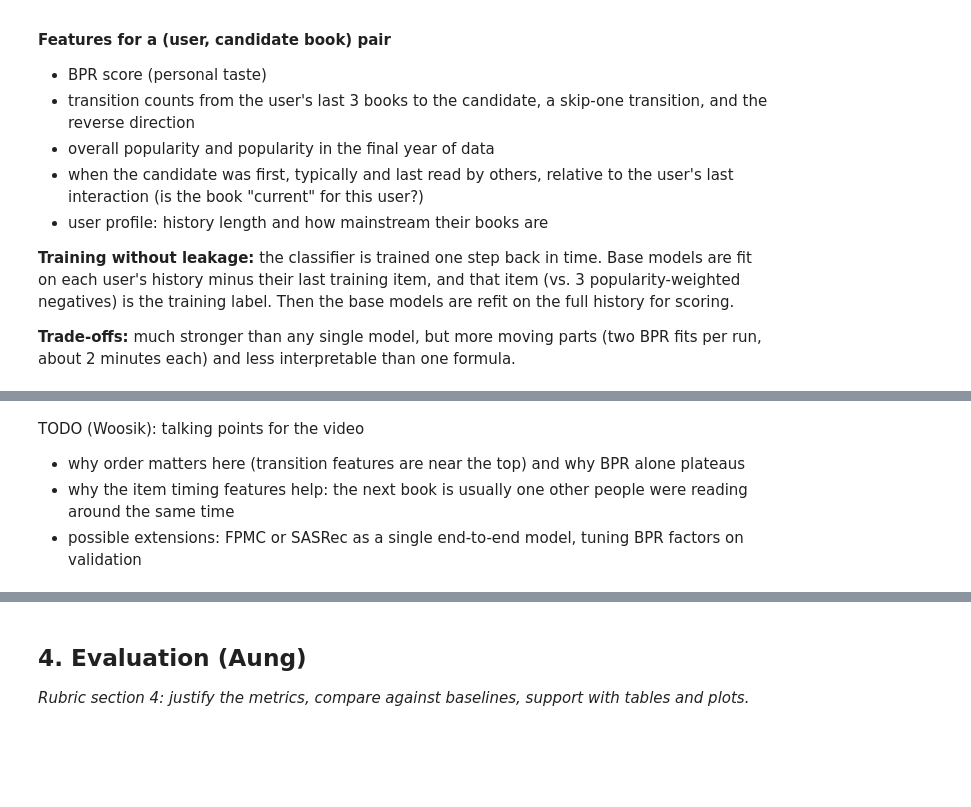
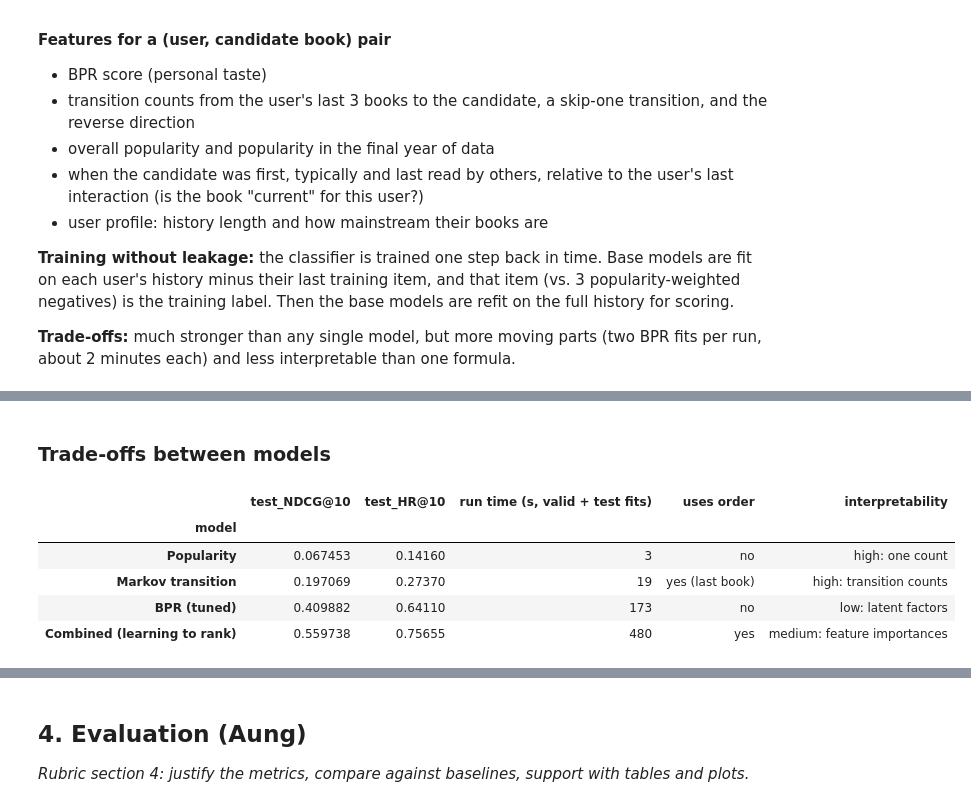
Before and after one commit to woosik-study/cse158-assignment2, a Jupyter notebook: assignment2.ipynb, the cells around one changed output, grey strips where cells are left out. Drawn from its saved outputs; the diff is of its cells as text; code cells hidden in the pictures; blank space fills up the shorter version.

```diff
--- a/assignment2.ipynb
+++ b/assignment2.ipynb
@@ -241,8 +263,10 @@ class BPR:
 # %%
 hist_test = pd.concat([train_df, valid_df])
-for name, model in [("Popularity", Popularity()), ("Markov transition", MarkovTransition()), ("BPR (64 factors)", BPR())]:
+FIT_SECONDS = {}
+for name, model in [("Popularity", Popularity()), ("Markov transition", MarkovTransition()), ("BPR (tuned)", BPR(**BEST_BPR))]:
     t = time.time()
     record(name, model.fit(train_df), hist_test)
-    print(f"   {time.time() - t:.0f}s")
+    FIT_SECONDS[name] = round(time.time() - t)
+    print(f"   {FIT_SECONDS[name]}s")
 # %% [output]
 Popularity {'pair_acc': np.float64(0.525), 'HR@10': np.float64(0.1416), 'NDCG@10': np.float64(0.0675), 'MRR': np.float64(0.0681)}
@@ -344,7 +368,8 @@ class Combined:
         return self.clf.predict_proba(X)[:, 1]
 # %%
 t = time.time()
-combined = Combined().fit(train_df)
+combined = Combined(bpr_kw=BEST_BPR).fit(train_df)
 record("Combined (learning to rank)", combined, hist_test)
-print(f"   {time.time() - t:.0f}s")
+FIT_SECONDS["Combined (learning to rank)"] = round(time.time() - t)
+print(f"   {FIT_SECONDS['Combined (learning to rank)']}s")
 # %% [output]
@@ -370,5 +395,15 @@ plt.show()
-# %% [markdown]
-TODO (Woosik): talking points for the video
-* why order matters here (transition features are near the top) and why BPR alone plateaus
-* why the item timing features help: the next book is usually one other people were reading around the same time
-* possible extensions: FPMC or SASRec as a single end-to-end model, tuning BPR factors on validation
+# %% [markdown]
+### Trade-offs between models
+# %%
+res3 = pd.DataFrame(RESULTS).set_index("model")[["test_NDCG@10", "test_HR@10"]]
+res3["run time (s, valid + test fits)"] = pd.Series(FIT_SECONDS)
+res3["uses order"] = ["no", "yes (last book)", "no", "yes"]
+res3["interpretability"] = ["high: one count", "high: transition counts", "low: latent factors", "medium: feature importances"]
+display(res3)
+# %% [output]
+|  | test_NDCG@10 | test_HR@10 | run time (s, valid + test fits) | uses order | interpretability |
+| model |  |  |  |  |  |
+| Popularity | 0.067453 | 0.14160 | 3 | no | high: one count |
+| Markov transition | 0.197069 | 0.27370 | 19 | yes (last book) | high: transition counts |
+| BPR (tuned) | 0.409882 | 0.64110 | 173 | no | low: latent factors |
+| Combined (learning to rank) | 0.559738 | 0.75655 | 480 | yes | medium: feature importances |
```
Also changed, not shown: parts of 9 cells of this notebook, 3 other files.
